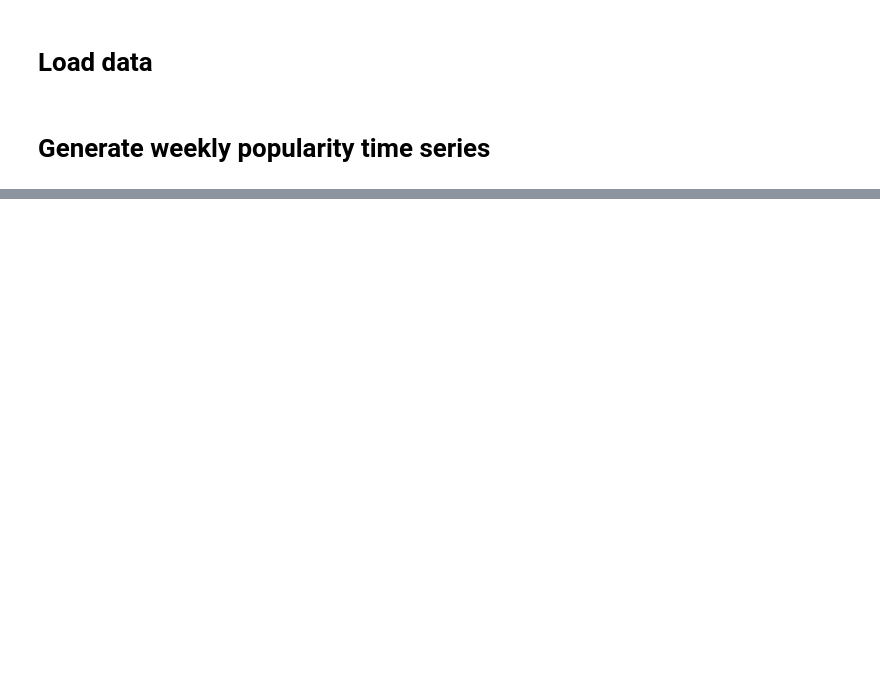
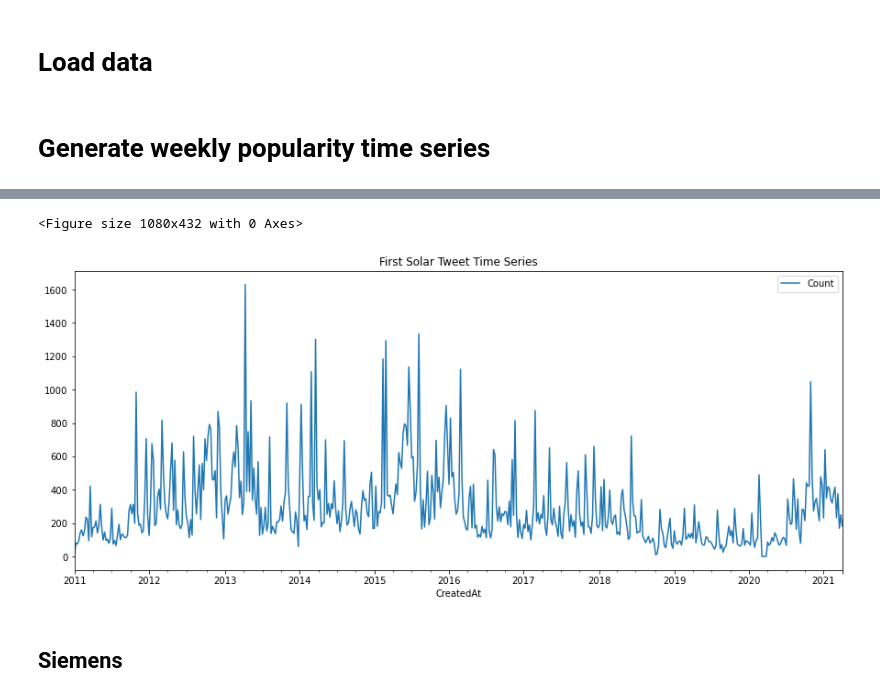
Before and after one commit to roldanjrgl/bds_green_investing, a Jupyter notebook: visualize_twitter_data/generate_popularity_time_series/generate_popularity_time_series.ipynb, the cells around one changed output, grey strips where cells are left out. Cells and saved outputs as stored; diff of their text form; code cells hidden in the pictures; blank space fills up the shorter version.

```diff
--- a/visualize_twitter_data/generate_popularity_time_series/generate_popularity_time_series.ipynb
+++ b/visualize_twitter_data/generate_popularity_time_series/generate_popularity_time_series.ipynb
@@ -18,0 +18,2 @@ pd.set_option('display.max_colwidth', 100)
+# %%
+tweets_first_solar = pd.read_csv('../../../preprocessing_v2/twitter_data_cleaned_04_24_21/2_first_solar_tweets_cleaned.csv')
@@ -73,0 +137,2 @@ def generate_weekly_counts(tweets_all, company):
+# %%
+weekly_tweets_first_solar = generate_weekly_counts(tweets_first_solar, "First Solar")
@@ -73,0 +176,7 @@ def generate_weekly_counts(tweets_all, company):
+# %%
+plot_time_series(weekly_tweets_first_solar)
+# %% [output]
+<Figure size 1080x432 with 0 Axes>
+[figure, added]
+# %% [markdown]
+## Siemens
```
Also changed, not shown: parts of 34 cells of this notebook.
